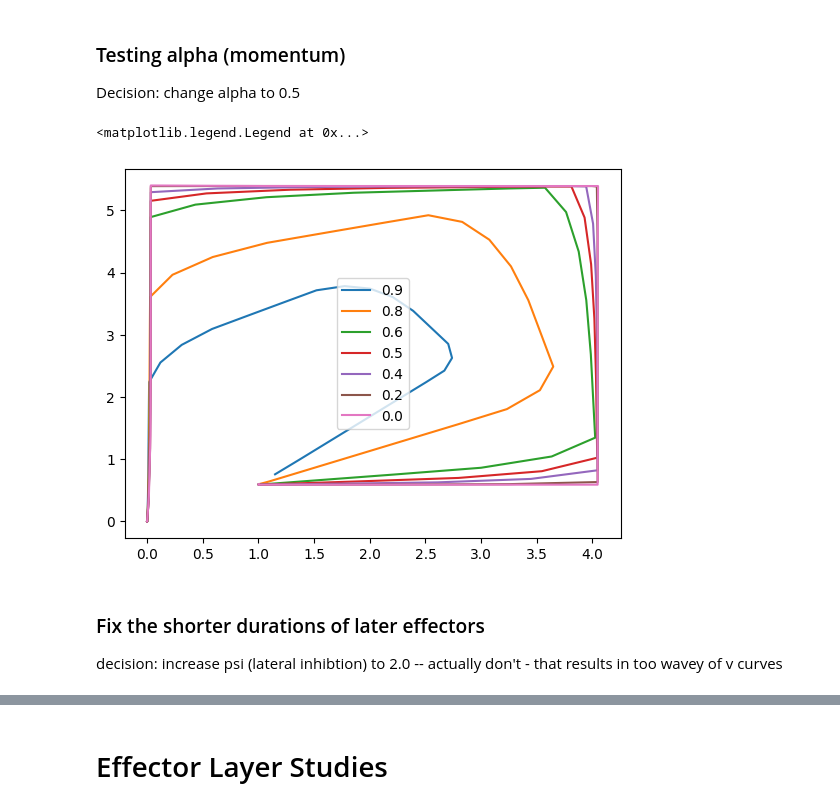
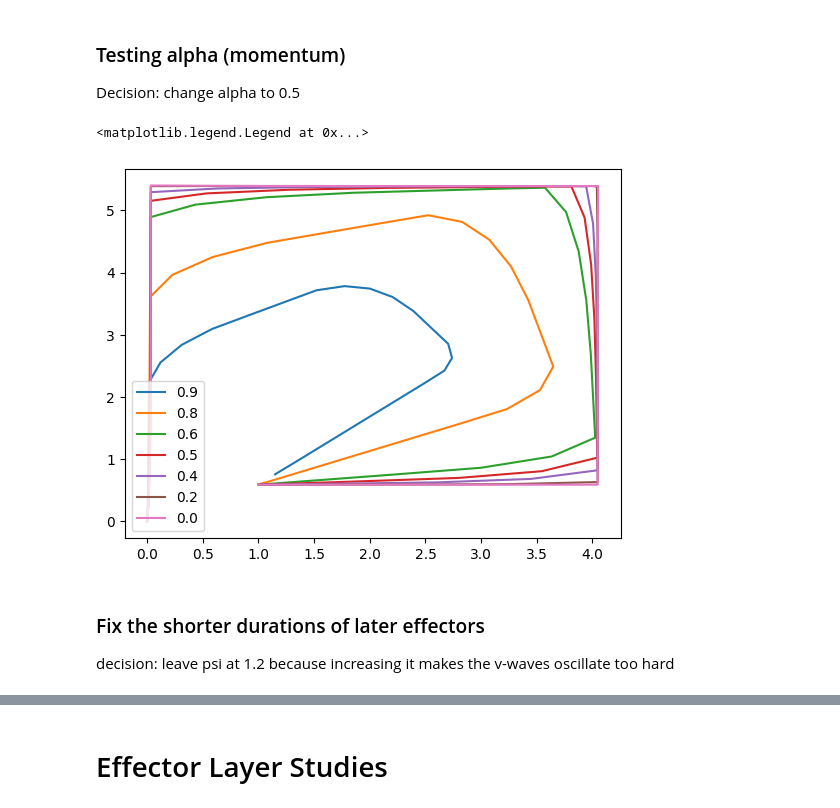
Before and after one commit to r-schad/Code-Ring-Network, a Jupyter notebook: effector_layer_testing.ipynb, the cells around one changed output, grey strips where cells are left out. Drawn from its saved outputs; the diff is of its cells as text; code cells hidden in the pictures.

```diff
--- a/effector_layer_testing.ipynb
+++ b/effector_layer_testing.ipynb
@@ -95,7 +108,7 @@ def plot_final_doodle(self, ax: plt.axis,
 
     if individualize_plot:
         # plot final pen point
-        ax.scatter(xs[-1], ys[-1], alpha=0.8, marker = 'o', c='black', label='Final Point')
+        ax.scatter(xs[0], ys[0], alpha=0.8, marker = 'o', c='black', label='Origin')
         # organize plot
         ax.set_xlim([plot_kwargs['xmin'],plot_kwargs['xmax']])
         ax.set_xlabel('x', fontsize = 14)
@@ -152,8 +165,8 @@ def plot_results(self, xs: np.array, ys: np.array, intersec_pts: np.ndarray,
     :returns: None
     '''
     f, axs = plt.subplots(1, 2)
-    self.plot_final_doodle(axs[0], xs, ys, intersec_pts, **plot_kwargs)
-    self.plot_activity(axs[1], ring_inputs, v, u, z, I_prime)
+    plot_final_doodle(self, axs[0], xs, ys, intersec_pts, **plot_kwargs)
+    plot_activity(self, axs[1], ring_inputs, v, u, z, I_prime, **plot_kwargs)
 
     f.suptitle(f'Epoch {epoch}, Iteration {iteration}\n\
                 Score = {np.round(score,2)} | Active = {active_idx} | Winner = {winner_idx}',
@@ -175,7 +188,7 @@ def plot_results(self, xs: np.array, ys: np.array, intersec_pts: np.ndarray,
 
     plt.show(f)
 # %%
-CodeRingNetwork.plot_activity = plot_activity
+# CodeRingNetwork.plot_activity = plot_activity
 CodeRingNetwork.plot_final_doodle = plot_final_doodle
 CodeRingNetwork.plot_results = plot_results
 # %% [markdown]
@@ -295,0 +542,32 @@ def weighted_kendall_effectors(z_series, **metric_kwargs):
+# %%
+sigma_Q = 3
+sigma_delta = 1
+penalty_factor = 4
+plot_minmax = 10
+
+ideal_seq = np.array([0,90,180,270])
+
+code_output = crn.ordered_shape_generator(ideal_seq=ideal_seq, sigma_delta=sigma_delta)
+
+ring_input = (crn.code_layer.weights_to_ring_from_code @ code_output).squeeze()
+
+# determine activity of duration layer
+# TODO: right now, this is just a constant
+dur_output = crn.duration_layer.activate(0.2)
+
+# integrate ring layer model over time
+v_series, z_series, u_series, I_prime_series = crn.ring_layer.activate(ring_input, dur_output, t_max=t_max, t_steps=max_t_steps)
+
+# limit t_steps to end of integration
+t_steps = z_series.shape[1]
+
+# apply model results to the drawing system
+x_series, y_series = crn.ring_layer.create_drawing(z_series, t_steps)
+
+# evaluate drawing
+nom_score = angle_metric(z_series, x_series=x_series, y_series=y_series, use_final=False, sigma_Q=sigma_Q, nominal=True, ideal_seq=ideal_seq, penalty_factor=penalty_factor)
+emp_score = angle_metric(z_series, x_series=x_series, y_series=y_series, use_final=False, sigma_Q=sigma_Q, nominal=False, ideal_seq=ideal_seq, penalty_factor=penalty_factor)
+
+f, ax = plt.subplots(1)
+print('nominal score=',np.round(nom_score,3), 'empirical score=',np.round(emp_score,3))
+plot_final_doodle(crn, ax, x_series, y_series, intersec_pts=np.empty(0), xmin=-plot_minmax, xmax=plot_minmax, ymin=-plot_minmax, ymax=plot_minmax)
@@ -487,36 +713,36 @@ plt.plot(x_series, y_series, label=f'{crn.ring_layer.alpha}')
 crn.ring_layer.alpha = 0.2
 
 # c2 - alpha=0.2
 # c1 = np.array(np.concatenate(([0.9], np.zeros(3), [0.85], np.zeros(3), [0.8], np.zeros(3), [0.75], np.zeros(3), [0.7], np.zeros(3), [0.65], np.zeros(3), [0.6], np.zeros(3), [0.55], np.zeros(3), [0.54], np.zeros(3))))
 code_output = np.where(c1 >= min_activity_value, c1, 0.0)
 ring_input = crn.code_layer.weights_to_ring_from_code @ code_output
 dur_output = crn.duration_layer.activate(durs)
 v_series, z_series, u_series, I_prime_series = crn.ring_layer.activate(ring_input, dur_output, t_max=t_max, t_steps=max_t_steps)
 t_steps = z_series.shape[1]
 x_series, y_series = crn.ring_layer.create_drawing(z_series, t_steps)
 # crn.plot_results(x_series, y_series, np.array([]), ring_input, [], [], z_series, I_prime_series, '', 0, 0, 0, 0, 0, False, False, xmin=-PLOT_MINMAX,xmax=PLOT_MINMAX, ymin=-PLOT_MINMAX, ymax=PLOT_MINMAX)
 
 plt.plot(x_series, y_series, label=f'{crn.ring_layer.alpha}')
 
 crn.ring_layer.alpha = 0.0
 
 # c2 - alpha=0.0
 # c1 = np.array(np.concatenate(([0.9], np.zeros(3), [0.85], np.zeros(3), [0.8], np.zeros(3), [0.75], np.zeros(3), [0.7], np.zeros(3), [0.65], np.zeros(3), [0.6], np.zeros(3), [0.55], np.zeros(3), [0.54], np.zeros(3))))
 code_output = np.where(c1 >= min_activity_value, c1, 0.0)
 ring_input = crn.code_layer.weights_to_ring_from_code @ code_output
 dur_output = crn.duration_layer.activate(durs)
 v_series, z_series, u_series, I_prime_series = crn.ring_layer.activate(ring_input, dur_output, t_max=t_max, t_steps=max_t_steps)
 t_steps = z_series.shape[1]
 x_series, y_series = crn.ring_layer.create_drawing(z_series, t_steps)
 # crn.plot_results(x_series, y_series, np.array([]), ring_input, [], [], z_series, I_prime_series, '', 0, 0, 0, 0, 0, False, False, xmin=-PLOT_MINMAX,xmax=PLOT_MINMAX, ymin=-PLOT_MINMAX, ymax=PLOT_MINMAX)
 
 plt.plot(x_series, y_series, label=f'{crn.ring_layer.alpha}')
 
-plt.legend()
+plt.legend(loc='lower left')
 # %% [output]
 <matplotlib.legend.Legend at 0x...>
-[figure, old version]
+[figure, new version]
 # %% [markdown]
 ### Fix the shorter durations of later effectors
-decision: increase psi (lateral inhibtion) to 2.0 -- actually don't - that results in too wavey of v curves
+decision: leave psi at 1.2 because increasing it makes the v-waves oscillate too hard
 # %%
```
Also changed, not shown: parts of 52 cells of this notebook, 3 other files.
